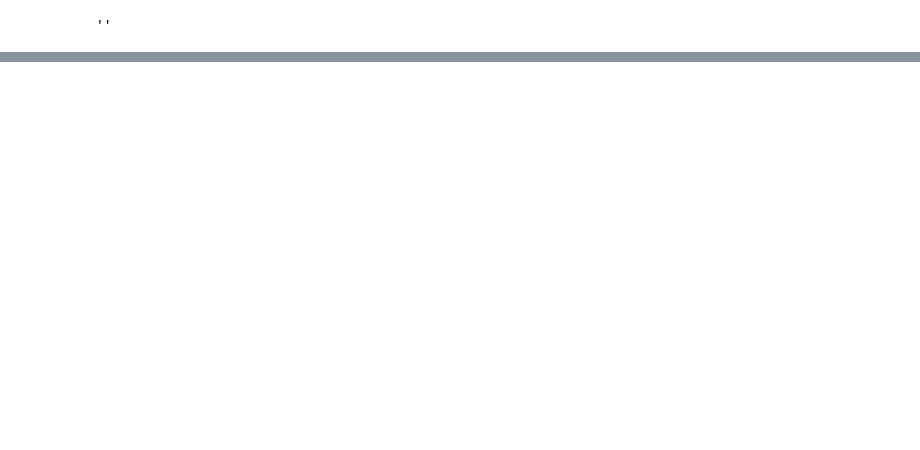
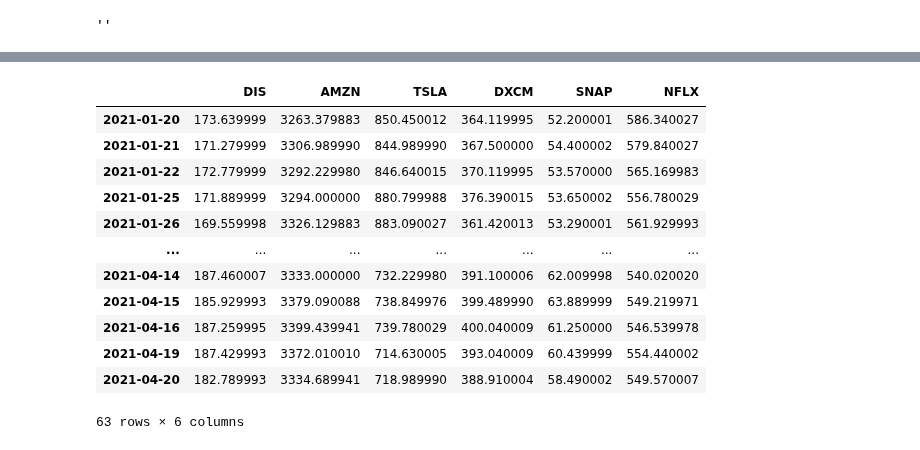
Before and after one commit to xanasa14/Finances, a Jupyter notebook: BuySell.ipynb, the cells around one changed output, grey strips where cells are left out. Cells and saved outputs as stored; diff of their text form; code cells hidden in the pictures; blank space fills up the shorter version.

```diff
--- a/BuySell.ipynb
+++ b/BuySell.ipynb
@@ -409,0 +421,18 @@ plt.show()
+# %%
+buySellQuick = ['DIS',"AMZN",'TSLA',"DXCM",'SNAP','NFLX']
+# %%
+finalData=pd.DataFrame()
+for company in buySellQuick:
+  tsla_df = yf.download(company,
+                      start=startDate,
+                      end=endDate,
+                      progress=False)
+  tsla_df = tsla_df.drop(columns=['Open', 'High','Low', 'Volume',"Adj Close"])
+  tsla_df = tsla_df.rename(columns={'Close': company})
+  tmp = tsla_df[str(company)]
+
+  finalData = finalData.append(tmp, ignore_index=True)
+finalData
+finalData = finalData.T # or df2.transpose()
+for i in range(len(buySellQuick)):
+  finalData = finalData.rename(columns={i: buySellQuick[i]})
@@ -409,0 +451,16 @@ plt.show()
+# %%
+finalData
+# %% [output]
+|  | DIS | AMZN | TSLA | DXCM | SNAP | NFLX |
+| 2021-01-20 | 173.639999 | 3263.379883 | 850.450012 | 364.119995 | 52.200001 | 586.340027 |
+| 2021-01-21 | 171.279999 | 3306.989990 | 844.989990 | 367.500000 | 54.400002 | 579.840027 |
+| 2021-01-22 | 172.779999 | 3292.229980 | 846.640015 | 370.119995 | 53.570000 | 565.169983 |
+| 2021-01-25 | 171.889999 | 3294.000000 | 880.799988 | 376.390015 | 53.650002 | 556.780029 |
+| 2021-01-26 | 169.559998 | 3326.129883 | 883.090027 | 361.420013 | 53.290001 | 561.929993 |
+| ... | ... | ... | ... | ... | ... | ... |
+| 2021-04-14 | 187.460007 | 3333.000000 | 732.229980 | 391.100006 | 62.009998 | 540.020020 |
+| 2021-04-15 | 185.929993 | 3379.090088 | 738.849976 | 399.489990 | 63.889999 | 549.219971 |
+| 2021-04-16 | 187.259995 | 3399.439941 | 739.780029 | 400.040009 | 61.250000 | 546.539978 |
+| 2021-04-19 | 187.429993 | 3372.010010 | 714.630005 | 393.040009 | 60.439999 | 554.440002 |
+| 2021-04-20 | 182.789993 | 3334.689941 | 718.989990 | 388.910004 | 58.490002 | 549.570007 |
+63 rows × 6 columns
```
Also changed, not shown: parts of 13 cells of this notebook.
